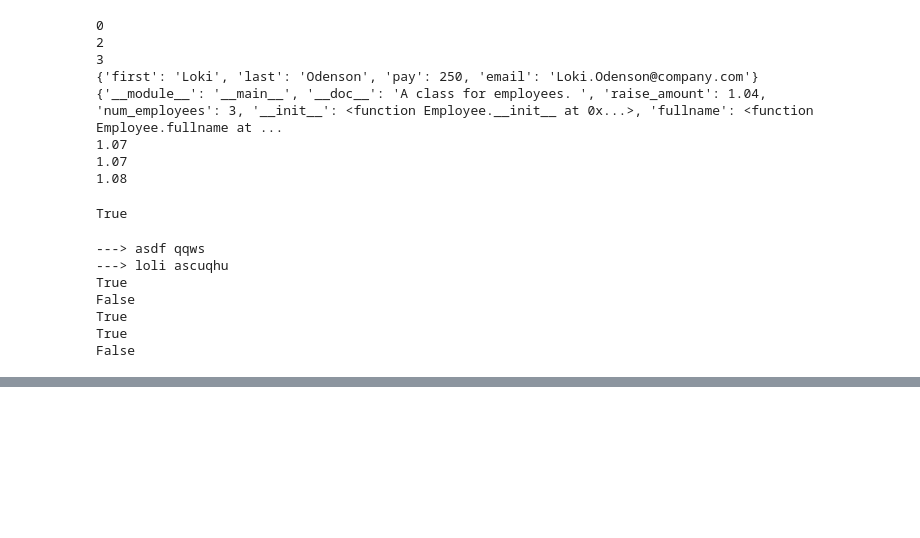
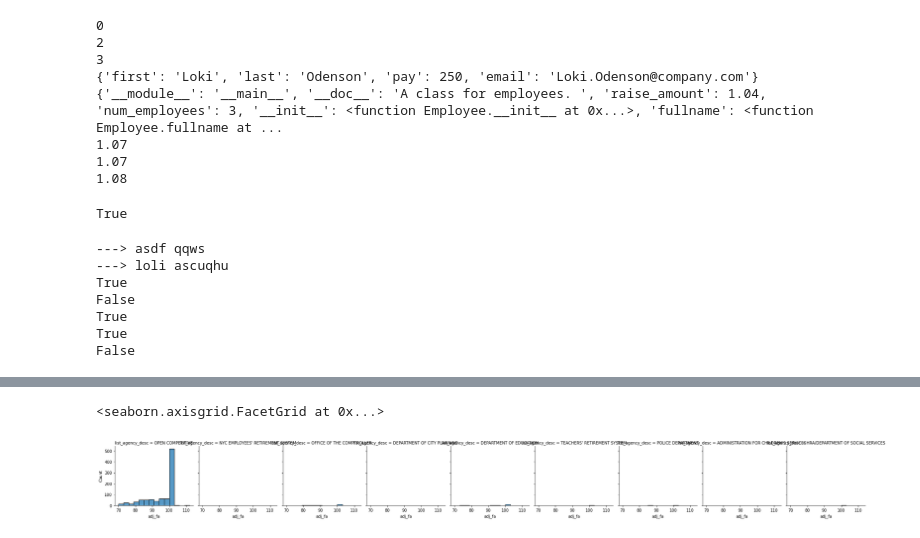
Before and after one commit to yikesbadatnames/classes_practice, a Jupyter notebook: practice.ipynb, the cells around one changed output, grey strips where cells are left out. Drawn from its saved outputs; the diff is of its cells as text; code cells hidden in the pictures; blank space fills up the shorter version.

Commit message:
dead end on the civil servant applicant list

```diff
--- a/practice.ipynb
+++ b/practice.ipynb
@@ -188,3 +188,30 @@ False
 True
 True
 False
+# %%
+# practice opening nyc open data api.
+from pprint import pprint
+import requests
+
+url = "https://data.cityofnewyork.us/resource/vx8i-nprf.json"
+# %%
+res = requests.get(url)
+json = res.json()
+
+
+df = pd.read_json(url)
+# for data in json:
+#     print(data)
+# %%
+# dropping names
+def drop_names(self):
+    '''to drop the names of people in data sets.'''
+
+    self.drop(list(self.filter(regex = "name|mi")), axis = 1, inplace = True)
+
+    return(self)
+
+df = drop_names(df)
+# %%
+# grabbing neccessarly info.
+df = df[["list_agency_desc","adj_fa"]]
@@ -190,0 +235,8 @@ False
+# %%
+sns.displot(df,x="adj_fa", col = "list_agency_desc",
+            binwidth=3, height=3, facet_kws=dict(margin_titles=True))
+
+# this histogram shows that
+# %% [output]
+<seaborn.axisgrid.FacetGrid at 0x...>
+[figure, added]
```
Also changed, not shown: parts of 2 cells of this notebook, 1 other file.
